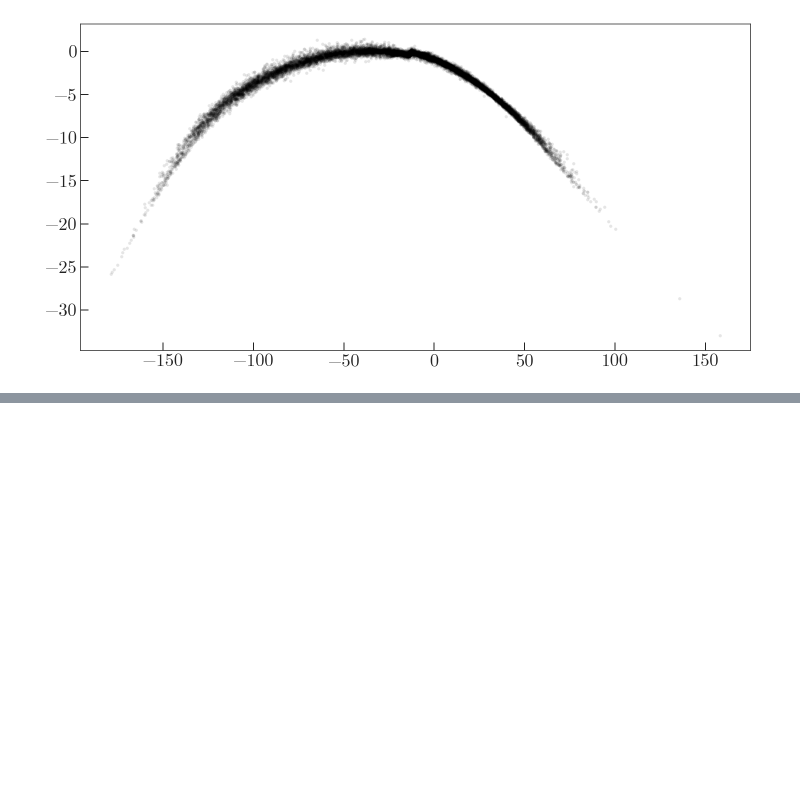
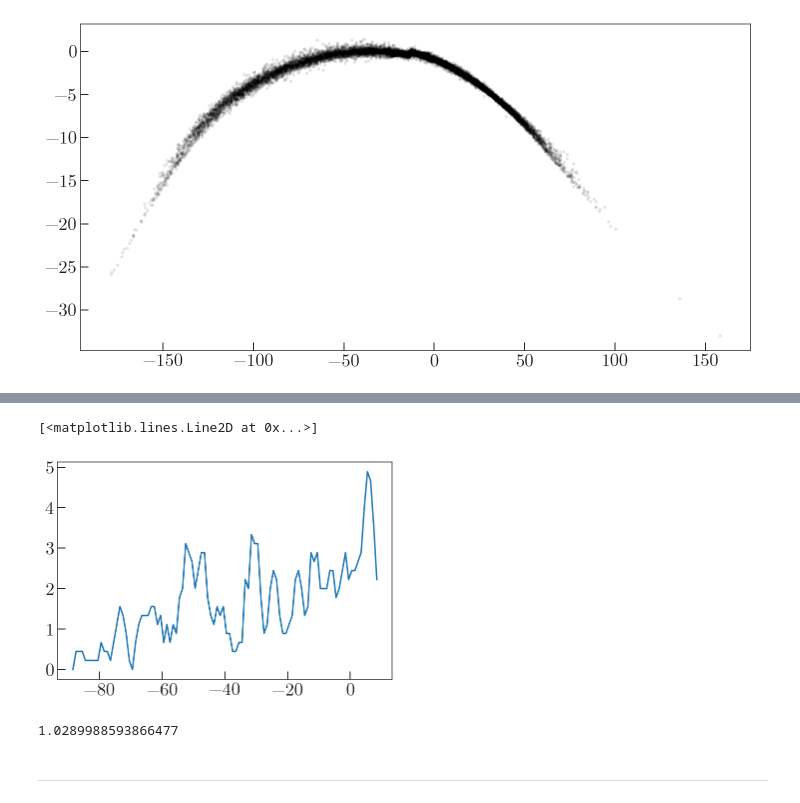
Before and after one commit to adrn/GD1-DR2, a Jupyter notebook: notebooks/GD1_track_model_figure.ipynb, the cells around one changed output, grey strips where cells are left out. Saved outputs shown, nothing was run; the diff lists cells and outputs as text; code cells hidden in the pictures; blank space fills up the shorter version.

```diff
--- a/notebooks/GD1_track_model_figure.ipynb
+++ b/notebooks/GD1_track_model_figure.ipynb
@@ -456,0 +503,25 @@ fig.savefig('../paper/track_observables.pdf')
+# %%
+n_scanny = np.zeros(Nbins)
+
+_phi1 = gd1_c.phi1[pm_mask_off & cmd_mask].wrap_at(180*u.deg).degree
+phi2_poly_off = polytrack(gd1_c.phi1[pm_mask_off & cmd_mask].wrap_at(180*u.deg))
+
+for i, l, r in zip(range(Nbins), bin_l, bin_r):
+    sel_bin = (_phi1 > l) & (_phi1 <= r)
+    sel_stream = (np.abs(gd1_c.phi2[pm_mask_off & cmd_mask].to(u.deg).value - phi2_poly_off) < delta_phi2)
+    selection = sel_bin & sel_stream
+
+    n_scanny[i] = np.sum(selection)
+
+density_scanny = n_scanny / (2*delta_phi2*bin_size)
+# %%
+plt.plot(bins_phi1, density_scanny, '-')
+# %% [output]
+[<matplotlib.lines.Line2D at 0x...>]
+[figure, added]
+# %%
+np.std(density_scanny)
+# %% [output]
+1.0289988593866477
+# %% [markdown]
+---
```
Also changed, not shown: parts of 4 cells of this notebook.
